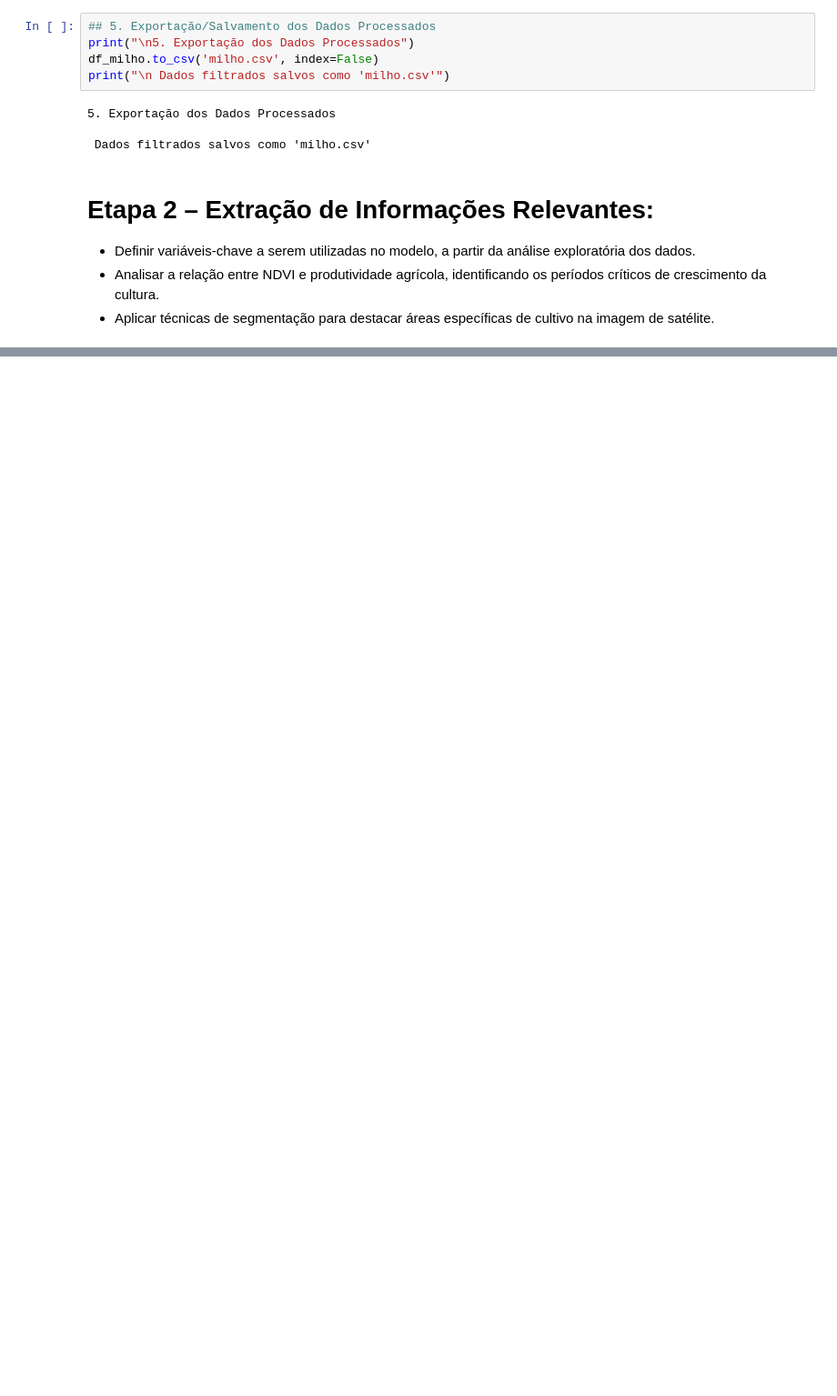
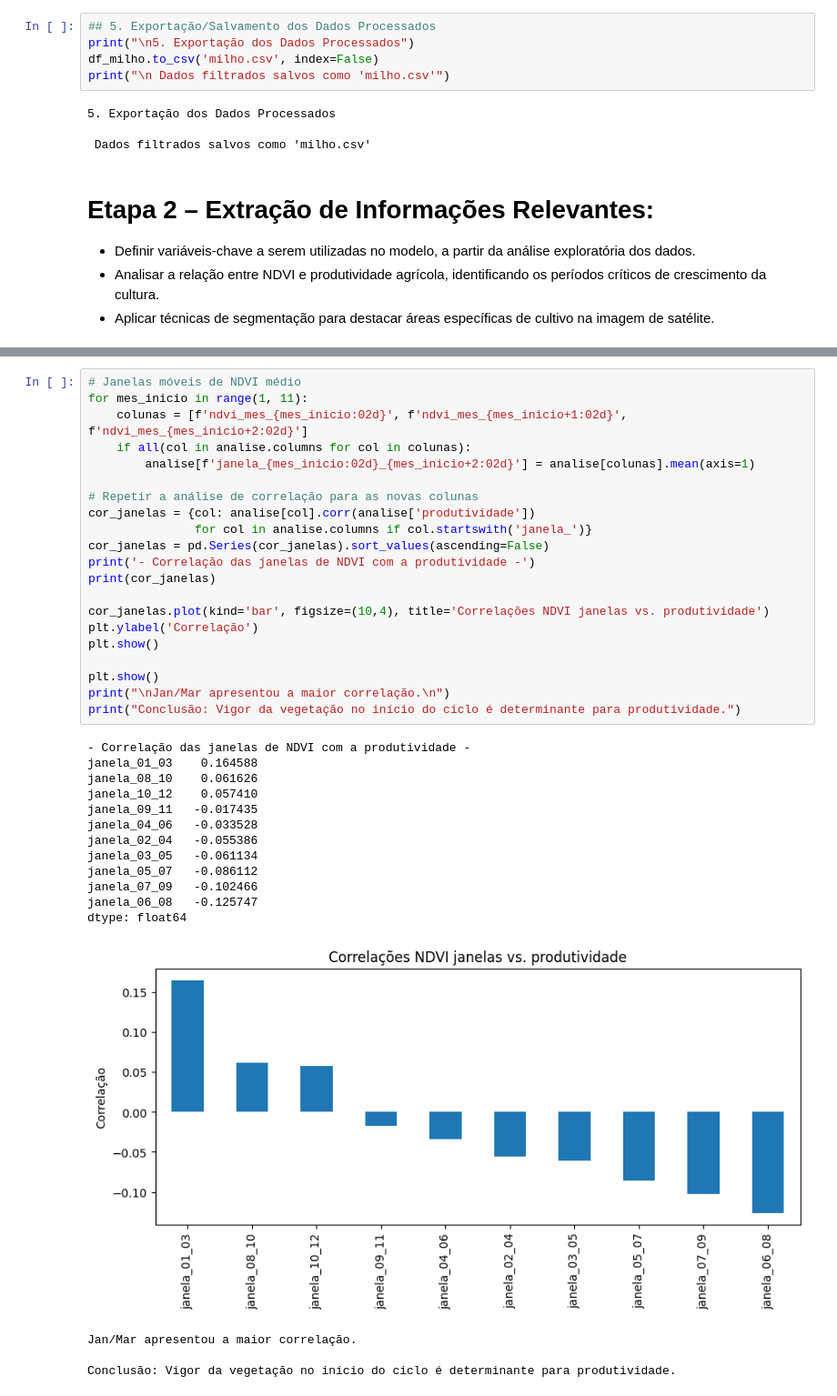
Before and after one commit to juhungaro/Pipoca, a Jupyter notebook: Entrega2.ipynb, the cells around one changed output, grey strips where cells are left out. Shown at 91% size. Saved outputs shown, nothing was run; the diff lists cells and outputs as text; blank space fills up the shorter version.

```diff
--- a/Entrega2.ipynb
+++ b/Entrega2.ipynb
@@ -1421,0 +1413,38 @@ display(df_milho_mt[colunas_numericas].describe())
+# %%
+# Janelas móveis de NDVI médio
+for mes_inicio in range(1, 11):
+    colunas = [f'ndvi_mes_{mes_inicio:02d}', f'ndvi_mes_{mes_inicio+1:02d}', f'ndvi_mes_{mes_inicio+2:02d}']
+    if all(col in analise.columns for col in colunas):
+        analise[f'janela_{mes_inicio:02d}_{mes_inicio+2:02d}'] = analise[colunas].mean(axis=1)
+
+# Repetir a análise de correlação para as novas colunas
+cor_janelas = {col: analise[col].corr(analise['produtividade'])
+               for col in analise.columns if col.startswith('janela_')}
+cor_janelas = pd.Series(cor_janelas).sort_values(ascending=False)
+print('- Correlação das janelas de NDVI com a produtividade -')
+print(cor_janelas)
+
+cor_janelas.plot(kind='bar', figsize=(10,4), title='Correlações NDVI janelas vs. produtividade')
+plt.ylabel('Correlação')
+plt.show()
+
+plt.show()
+print("\nJan/Mar apresentou a maior correlação.\n")
+print("Conclusão: Vigor da vegetação no início do ciclo é determinante para produtividade.")
+# %% [output]
+- Correlação das janelas de NDVI com a produtividade -
+janela_01_03    0.164588
+janela_08_10    0.061626
+janela_10_12    0.057410
+janela_09_11   -0.017435
+janela_04_06   -0.033528
+janela_02_04   -0.055386
+janela_03_05   -0.061134
+janela_05_07   -0.086112
+janela_07_09   -0.102466
+janela_06_08   -0.125747
+dtype: float64
+[figure, added]
+Jan/Mar apresentou a maior correlação.
+
+Conclusão: Vigor da vegetação no início do ciclo é determinante para produtividade.
```
Also changed, not shown: parts of 29 cells of this notebook.
